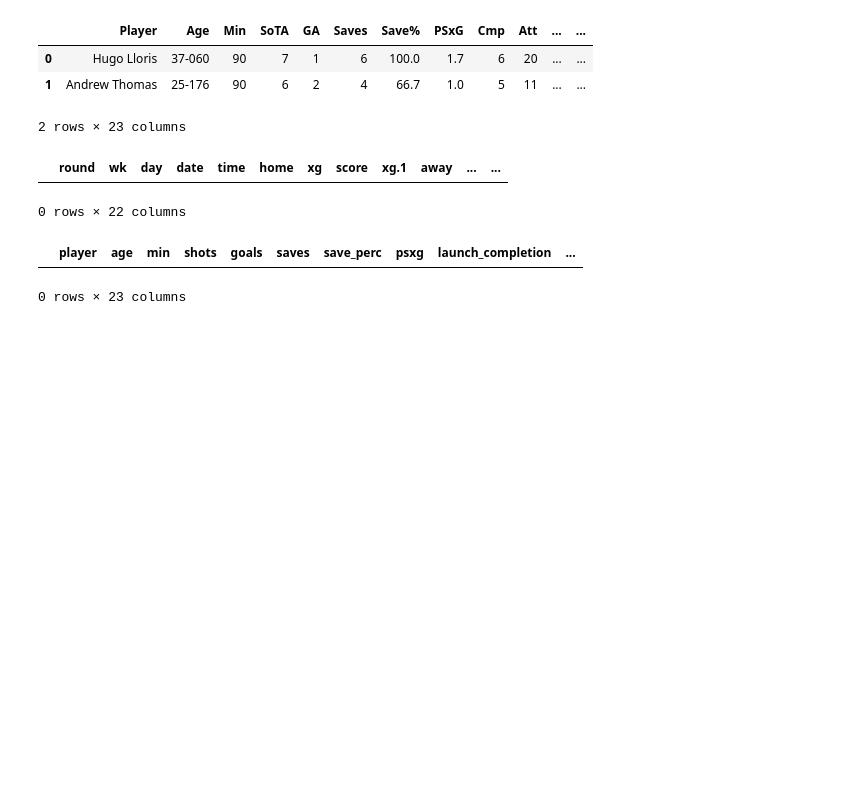
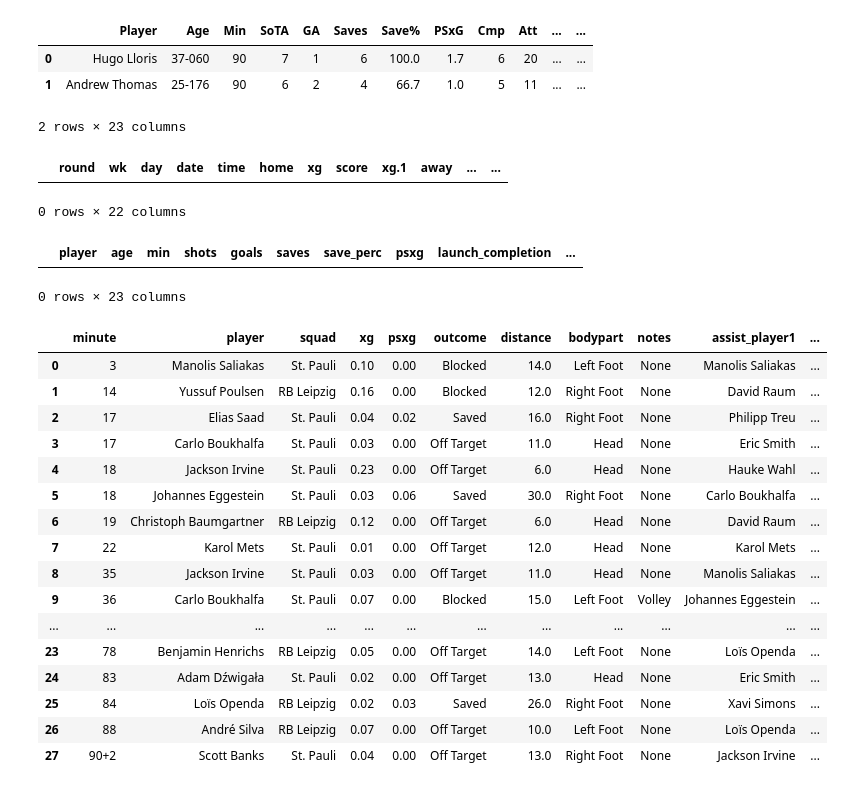
Before and after one commit to saittham-bi/football-analysis, a Jupyter notebook: dags/manual_load.ipynb, the cells around one changed output. Saved outputs shown, nothing was run; the diff lists cells and outputs as text; code cells hidden in the pictures; blank space fills up the shorter version.

```diff
--- a/dags/manual_load.ipynb
+++ b/dags/manual_load.ipynb
@@ -158,3 +208,38 @@ gk_stats
 # %% [output]
 |  | player | age | min | shots | goals | saves | save_perc | psxg | launch_completion | ... |
 0 rows × 23 columns
+# %%
+html_output = pd.read_html('https://fbref.com/en/matches/4e23f1b6/St-Pauli-RB-Leipzig-September-22-2024-Bundesliga')
+# %%
+shot_columns = ['minute', 'player', 'squad', 'xg', 'psxg',
+                'outcome', 'distance', 'bodypart', 'notes',
+                'assist_player1', 'assist1', 'assist_player2', 'assist2']
+shot_exp = html_output[-3].explode(list(html_output[-3].columns))
+shot_exp[shot_exp.columns[1]] = shot_exp[shot_exp.columns[1]].replace('', np.nan)
+shot_exp[shot_exp.columns[-2]] = shot_exp[shot_exp.columns[-2]].replace('', np.nan)
+shot_exp[shot_exp.columns[-4]] = shot_exp[shot_exp.columns[-4]].replace('', np.nan)
+shot_exp.dropna(subset=[shot_exp.columns[1]], inplace=True)
+shot_output = shot_exp.groupby(shot_exp.index).first()
+shot_output = shot_output.set_axis(shot_columns, axis=1)
+shot_output.dropna(subset=['minute'], inplace=True)
+shot_output = shot_output.set_axis(shot_columns, axis=1)
+shot_output.dropna(subset=['minute'], inplace=True)
+shot_output
+# %% [output]
+|  | minute | player | squad | xg | psxg | outcome | distance | bodypart | notes | assist_player1 | ... |
+| 0 | 3 | Manolis Saliakas | St. Pauli | 0.10 | 0.00 | Blocked | 14.0 | Left Foot | None | Manolis Saliakas | ... |
+| 1 | 14 | Yussuf Poulsen | RB Leipzig | 0.16 | 0.00 | Blocked | 12.0 | Right Foot | None | David Raum | ... |
+| 2 | 17 | Elias Saad | St. Pauli | 0.04 | 0.02 | Saved | 16.0 | Right Foot | None | Philipp Treu | ... |
+| 3 | 17 | Carlo Boukhalfa | St. Pauli | 0.03 | 0.00 | Off Target | 11.0 | Head | None | Eric Smith | ... |
+| 4 | 18 | Jackson Irvine | St. Pauli | 0.23 | 0.00 | Off Target | 6.0 | Head | None | Hauke Wahl | ... |
+| 5 | 18 | Johannes Eggestein | St. Pauli | 0.03 | 0.06 | Saved | 30.0 | Right Foot | None | Carlo Boukhalfa | ... |
+| 6 | 19 | Christoph Baumgartner | RB Leipzig | 0.12 | 0.00 | Off Target | 6.0 | Head | None | David Raum | ... |
+| 7 | 22 | Karol Mets | St. Pauli | 0.01 | 0.00 | Off Target | 12.0 | Head | None | Karol Mets | ... |
+| 8 | 35 | Jackson Irvine | St. Pauli | 0.03 | 0.00 | Off Target | 11.0 | Head | None | Manolis Saliakas | ... |
+| 9 | 36 | Carlo Boukhalfa | St. Pauli | 0.07 | 0.00 | Blocked | 15.0 | Left Foot | Volley | Johannes Eggestein | ... |
+| ... | ... | ... | ... | ... | ... | ... | ... | ... | ... | ... | ... |
+| 23 | 78 | Benjamin Henrichs | RB Leipzig | 0.05 | 0.00 | Off Target | 14.0 | Left Foot | None | Loïs Openda | ... |
+| 24 | 83 | Adam Dźwigała | St. Pauli | 0.02 | 0.00 | Off Target | 13.0 | Head | None | Eric Smith | ... |
+| 25 | 84 | Loïs Openda | RB Leipzig | 0.02 | 0.03 | Saved | 26.0 | Right Foot | None | Xavi Simons | ... |
+| 26 | 88 | André Silva | RB Leipzig | 0.07 | 0.00 | Off Target | 10.0 | Left Foot | None | Loïs Openda | ... |
+| 27 | 90+2 | Scott Banks | St. Pauli | 0.04 | 0.00 | Off Target | 13.0 | Right Foot | None | Jackson Irvine | ... |
```
Also changed, not shown: parts of 11 cells of this notebook, 13 other files.
